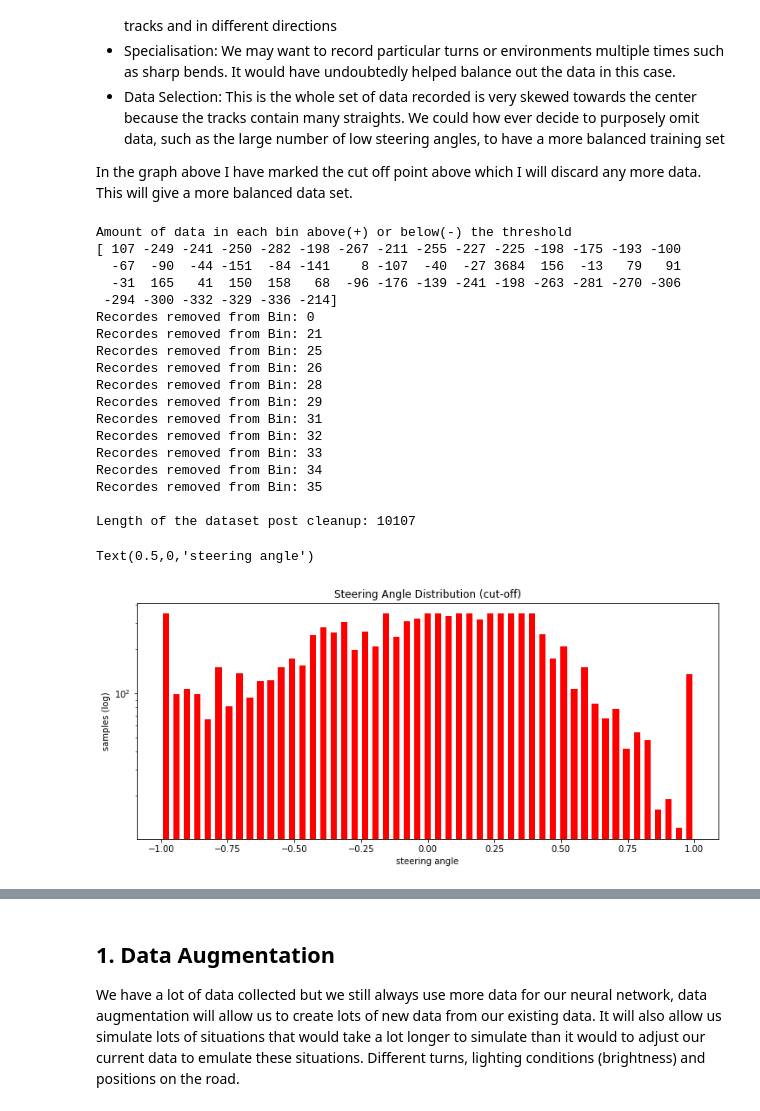
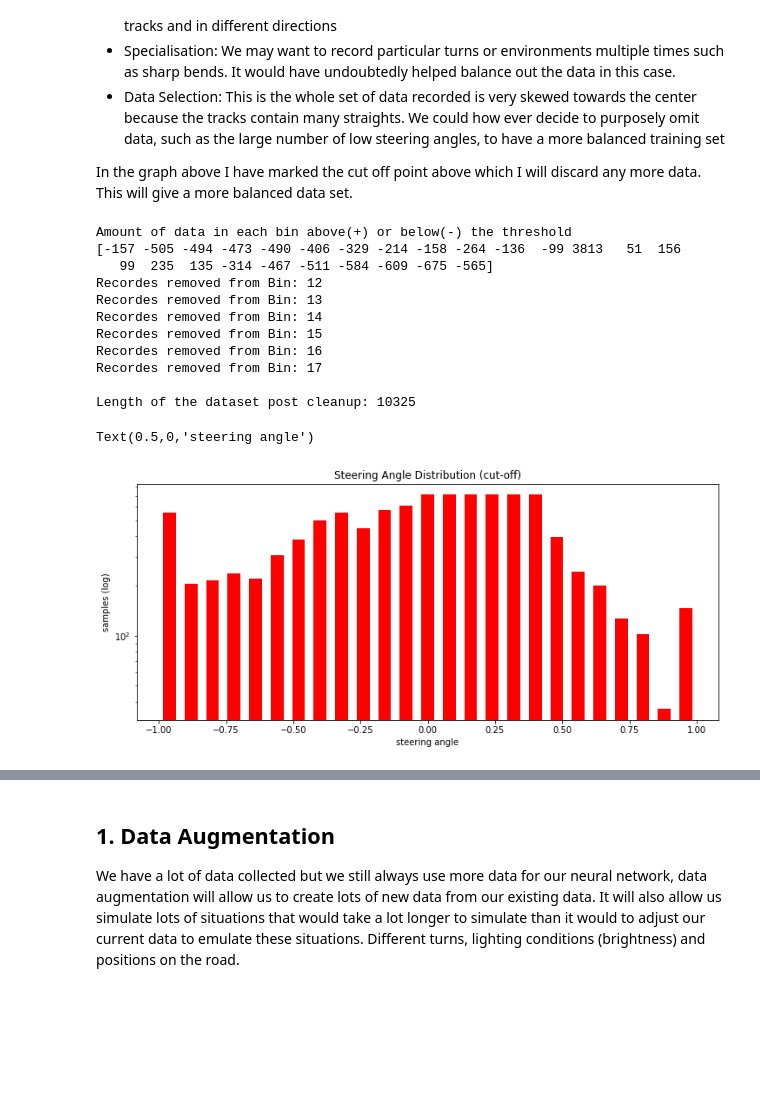
Before and after one commit to RobJLeonard/SelfDrivingCar, a Jupyter notebook: BehaviouralCloning/Training Data.ipynb, the cells around one changed output, grey strips where cells are left out. Saved outputs shown, nothing was run; the diff lists cells and outputs as text; code cells hidden in the pictures; blank space fills up the shorter version.

```diff
--- a/BehaviouralCloning/Training Data.ipynb
+++ b/BehaviouralCloning/Training Data.ipynb
@@ -81,7 +81,7 @@ Image shape: (160, 320, 3)
 # Visualising the steering angle distribution
 
 #size of steering angle bins
-binSize = 51
+binSize = 25
 
 hist, bins = np.histogram(df.steering, binSize)
 center = (bins[:-1] + bins[1:])/2
@@ -120,51 +120,44 @@ In the graph above I have marked the cut off point above which I will discard an
 # find the values above the threshold
 above_threshold = hist - threshold
 print("Amount of data in each bin above(+) or below(-) the threshold")
 print(above_threshold)
 to_delete = []
 
 
 for i in range(len(above_threshold)):
     if above_threshold[i] > 0:
         print("Recordes removed from Bin: {0}".format(i))
         # if the values in a bin are above the threshold remove them from the data set
         idxs = np.where(np.logical_and(df['steering'] >= bins[i], df['steering'] < bins[i+1]))[0]
         # picks a random entry from the correct range of values to remove
         choices = idxs[np.random.choice(len(idxs), above_threshold[i], replace=False)]
         to_delete.extend(choices)
 
 # delete the chosen entires from the data set
 df = df.drop(to_delete).reset_index(drop=True)
 
 print('\nLength of the dataset post cleanup: {}'.format(len(df)))
 
 # Plot the new distribution of the steering angles
 plt.figure(figsize=[12,5])
-plt.hist(df['steering'], 51, rwidth=0.6, align='mid', histtype='bar', log=True, fc='r', color='b')
+plt.hist(df['steering'], 25, rwidth=0.6, align='mid', histtype='bar', log=True, fc='r', color='b')
 plt.title('Steering Angle Distribution (cut-off)')
 plt.ylabel('samples (log)')
 plt.xlabel('steering angle')
 # %% [output]
 Amount of data in each bin above(+) or below(-) the threshold
-[ 107 -249 -241 -250 -282 -198 -267 -211 -255 -227 -225 -198 -175 -193 -100
-  -67  -90  -44 -151  -84 -141    8 -107  -40  -27 3684  156  -13   79   91
-  -31  165   41  150  158   68  -96 -176 -139 -241 -198 -263 -281 -270 -306
- -294 -300 -332 -329 -336 -214]
-Recordes removed from Bin: 0
-Recordes removed from Bin: 21
-Recordes removed from Bin: 25
-Recordes removed from Bin: 26
-Recordes removed from Bin: 28
-Recordes removed from Bin: 29
-Recordes removed from Bin: 31
-Recordes removed from Bin: 32
-Recordes removed from Bin: 33
-Recordes removed from Bin: 34
-Recordes removed from Bin: 35
+[-157 -505 -494 -473 -490 -406 -329 -214 -158 -264 -136  -99 3813   51  156
+   99  235  135 -314 -467 -511 -584 -609 -675 -565]
+Recordes removed from Bin: 12
+Recordes removed from Bin: 13
+Recordes removed from Bin: 14
+Recordes removed from Bin: 15
+Recordes removed from Bin: 16
+Recordes removed from Bin: 17
 
-Length of the dataset post cleanup: 10107
+Length of the dataset post cleanup: 10325
 Text(0.5,0,'steering angle')
-[figure, old version]
+[figure, new version]
 # %%
 # select a random entry in the data
 recordEntry=2018
```
Also changed, not shown: parts of 9 cells of this notebook.
